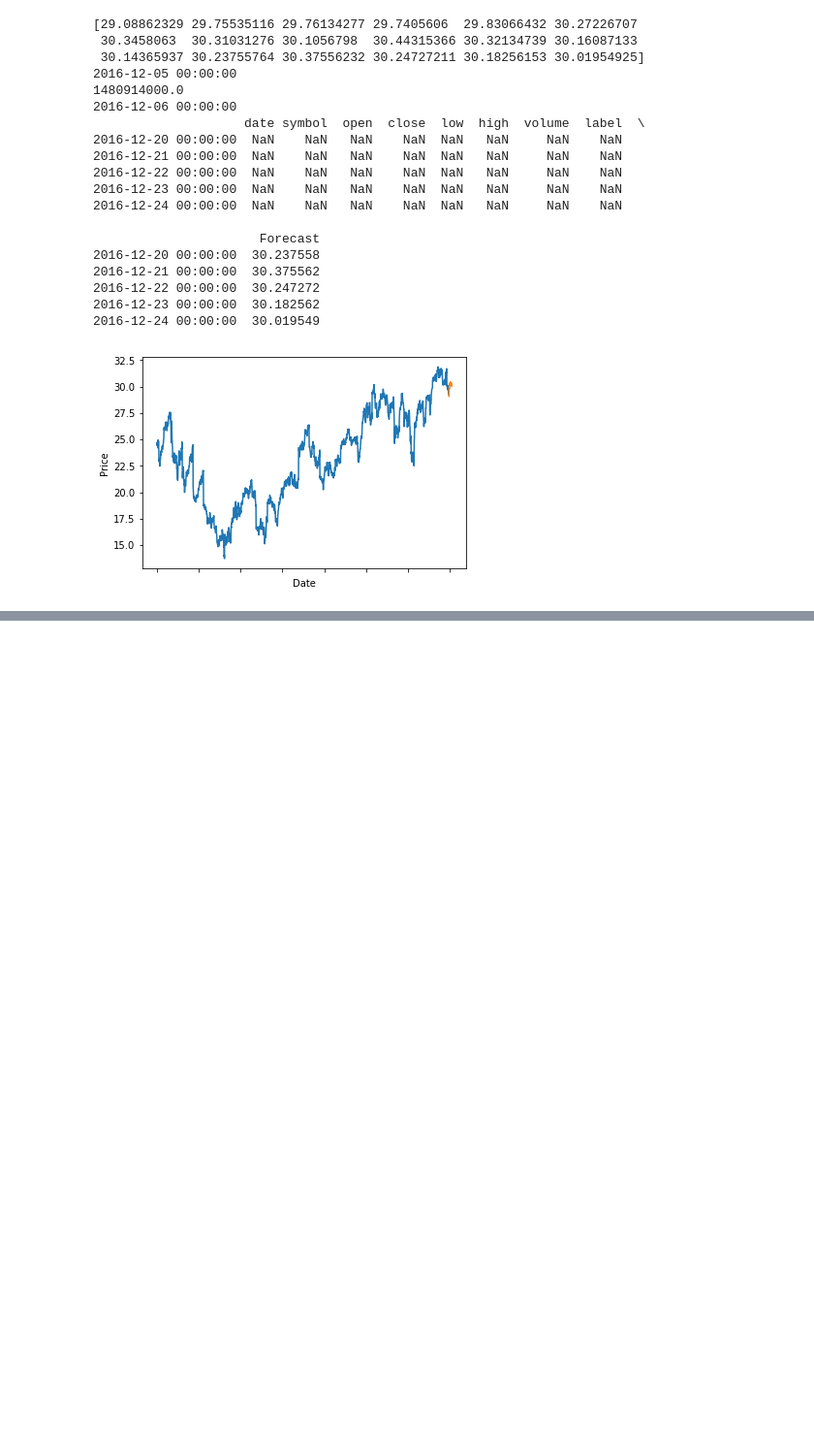
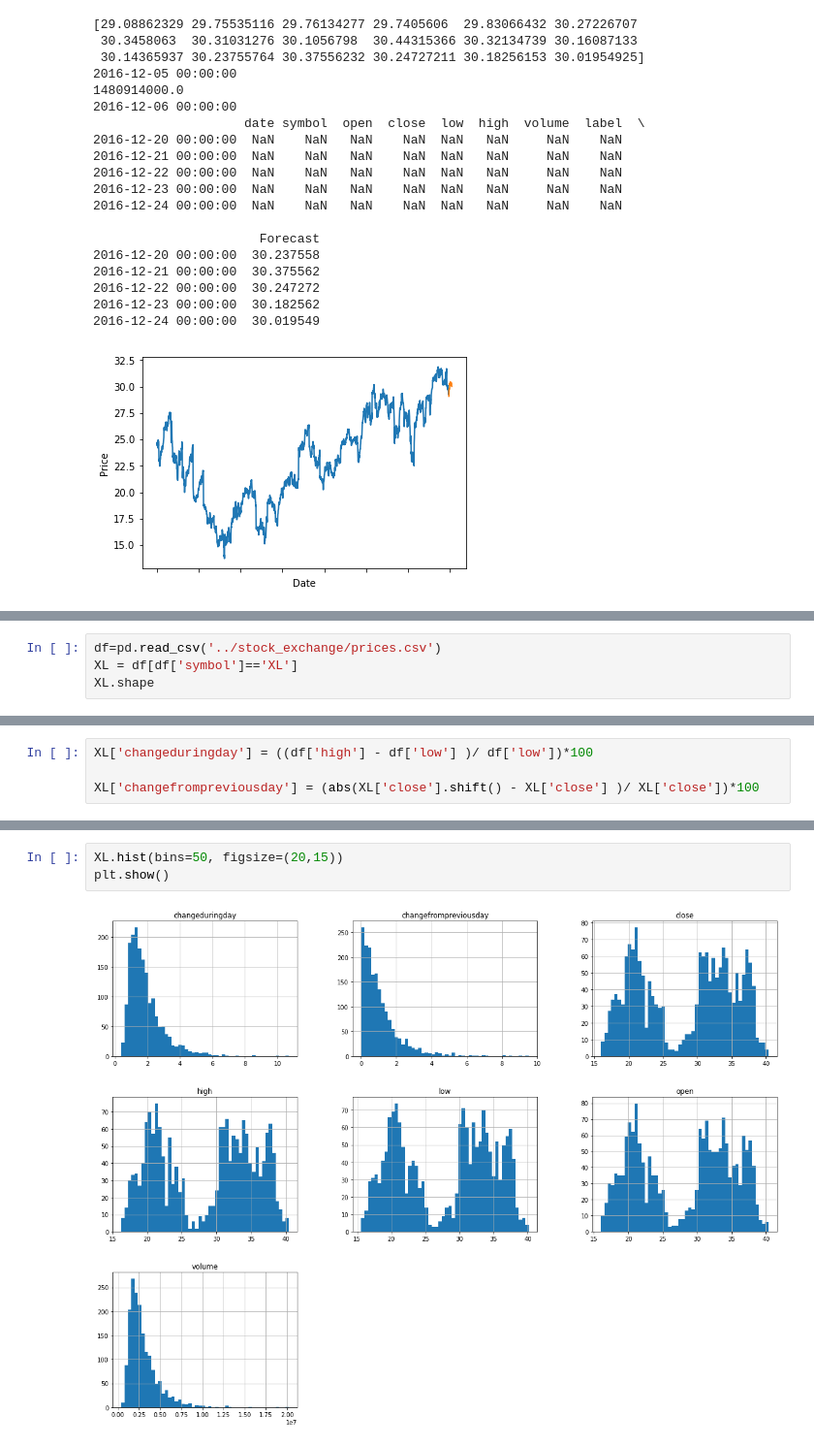
Before and after one commit to MR-NISHANK/stock_prediction, a Jupyter notebook: stock_prediction.ipynb, the cells around one changed output, grey strips where cells are left out. Shown at 97% size. Cells and saved outputs as stored; diff of their text form; blank space fills up the shorter version.

```diff
--- a/stock_prediction.ipynb
+++ b/stock_prediction.ipynb
@@ -152,0 +282,4 @@ plt.show()
+# %%
+df=pd.read_csv('../stock_exchange/prices.csv')
+XL = df[df['symbol']=='XL']
+XL.shape
@@ -152,0 +315,4 @@ plt.show()
+# %%
+XL['changeduringday'] = ((df['high'] - df['low'] )/ df['low'])*100
+
+XL['changefrompreviousday'] = (abs(XL['close'].shift() - XL['close'] )/ XL['close'])*100
@@ -152,0 +341,5 @@ plt.show()
+# %%
+XL.hist(bins=50, figsize=(20,15))
+plt.show()
+# %% [output]
+[figure, added]
```
Also changed, not shown: parts of 34 cells of this notebook.
